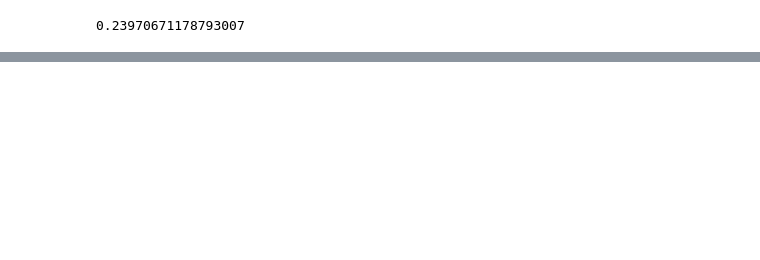
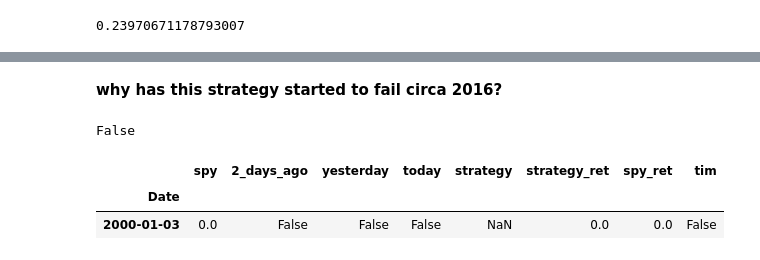
Before and after one commit to ooddaa/tradingAlgos, a Jupyter notebook: aroussi/1webinar.ipynb, the cells around one changed output, grey strips where cells are left out. Saved outputs shown, nothing was run; the diff lists cells and outputs as text; code cells hidden in the pictures; blank space fills up the shorter version.

```diff
--- a/aroussi/1webinar.ipynb
+++ b/aroussi/1webinar.ipynb
@@ -408,0 +451,6 @@ Date
+# %% [markdown]
+**why has this strategy started to fail circa 2016?**
+# %%
+np.isnan(pf.loc["2000-01-05",'strategy'])
+# %% [output]
+False
@@ -408,0 +466,7 @@ Date
+# %%
+pf.drop(['itm'], axis=1, inplace=True)
+pf.head(1)
+# %% [output]
+|  | spy | 2_days_ago | yesterday | today | strategy | strategy_ret | spy_ret | tim |
+| Date |  |  |  |  |  |  |  |  |
+| 2000-01-03 | 0.0 | False | False | False | NaN | 0.0 | 0.0 | False |
```
Also changed, not shown: parts of 18 cells of this notebook, 1 other file.
